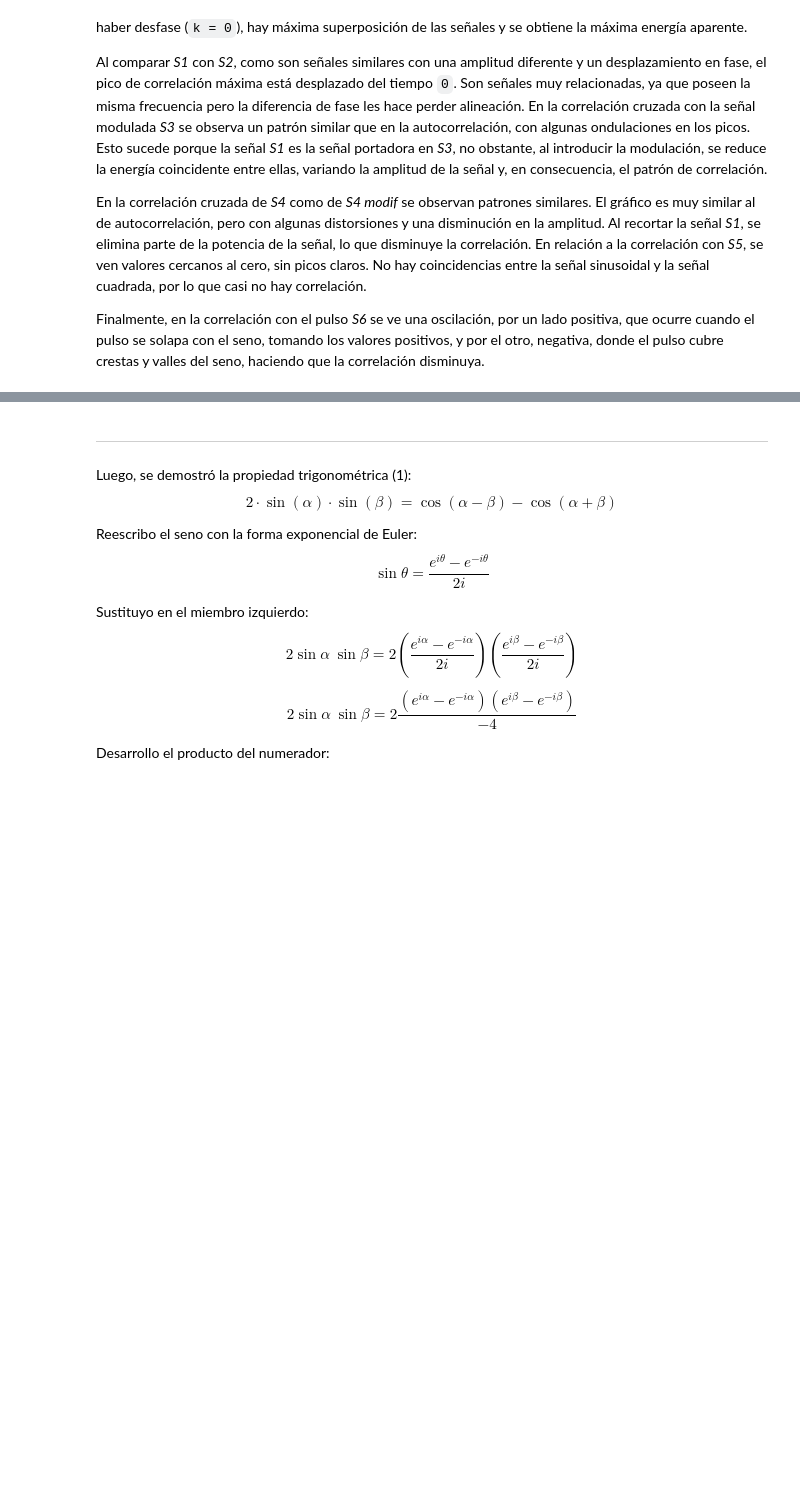
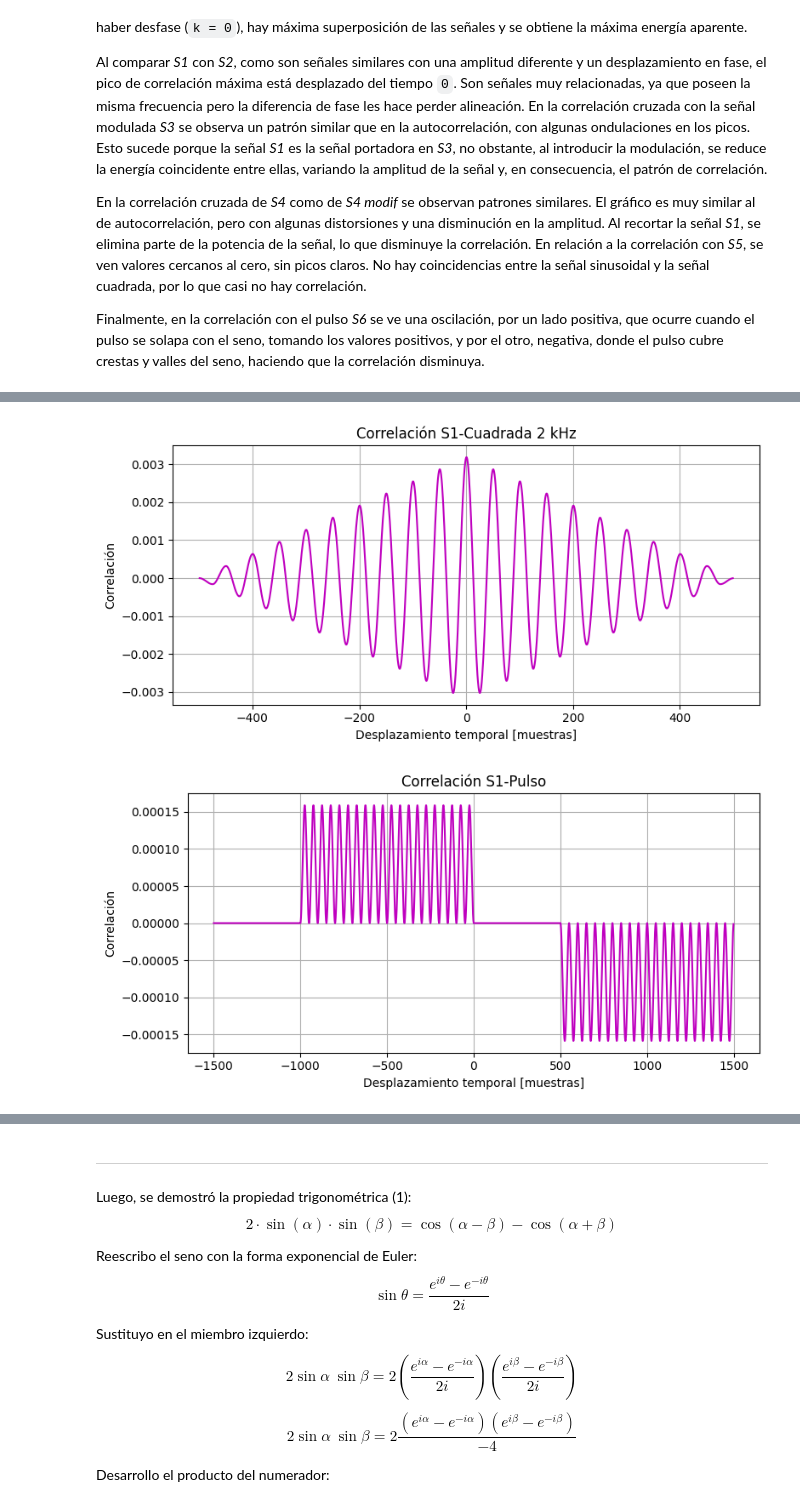
Before and after one commit to aguspaolini/aps-Paolini-Rosso, a Jupyter notebook: TS1 - Paolini Rosso.ipynb, the cells around one changed output, grey strips where cells are left out. Drawn from its saved outputs; the diff is of its cells as text; code cells hidden in the pictures; blank space fills up the shorter version.

```diff
--- a/TS1 - Paolini Rosso.ipynb
+++ b/TS1 - Paolini Rosso.ipynb
@@ -458,0 +464,12 @@ Finalmente, en la correlación con el pulso *S6* se ve una oscilación, por un l
+# %%
+# --- Señal cuadrada a 2 kHz ---
+sen_5 = square(2*np.pi*2000*tt)  # misma frecuencia que sen_1
+correlacion(sen_1, sen_5, 'Correlación S1-Cuadrada 2 kHz', ts)
+
+# Señal 1: senoidal de 2000 Hz (extendida a 15 ms)
+f_sine = 2000
+sen_1_largo = np.sin(2 * np.pi * f_sine * tt_pulso)
+correlacion(sen_1_largo, sen_6, 'Correlación S1-Pulso', ts)
+# %% [output]
+[figure, added]
+[figure, added]
```
Also changed, not shown: parts of 2 cells of this notebook, 1 other file.
